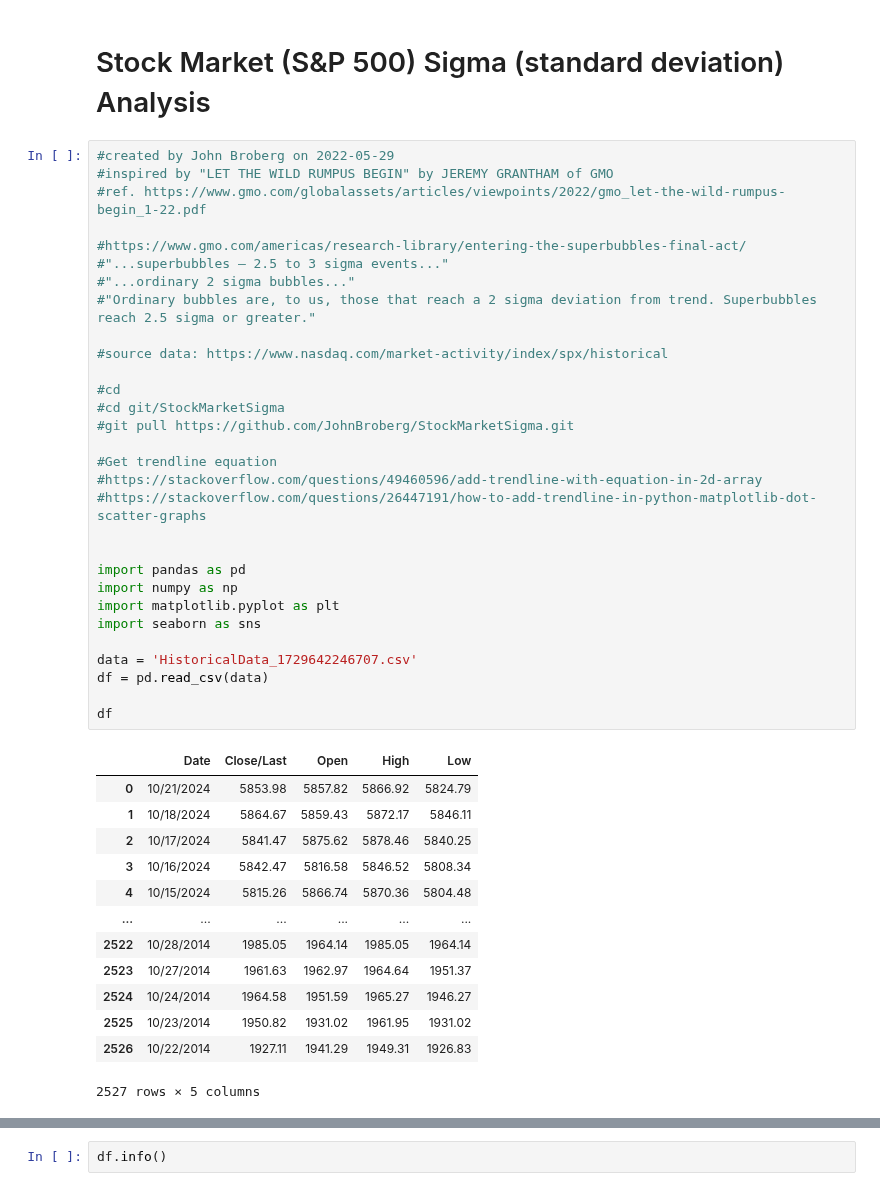
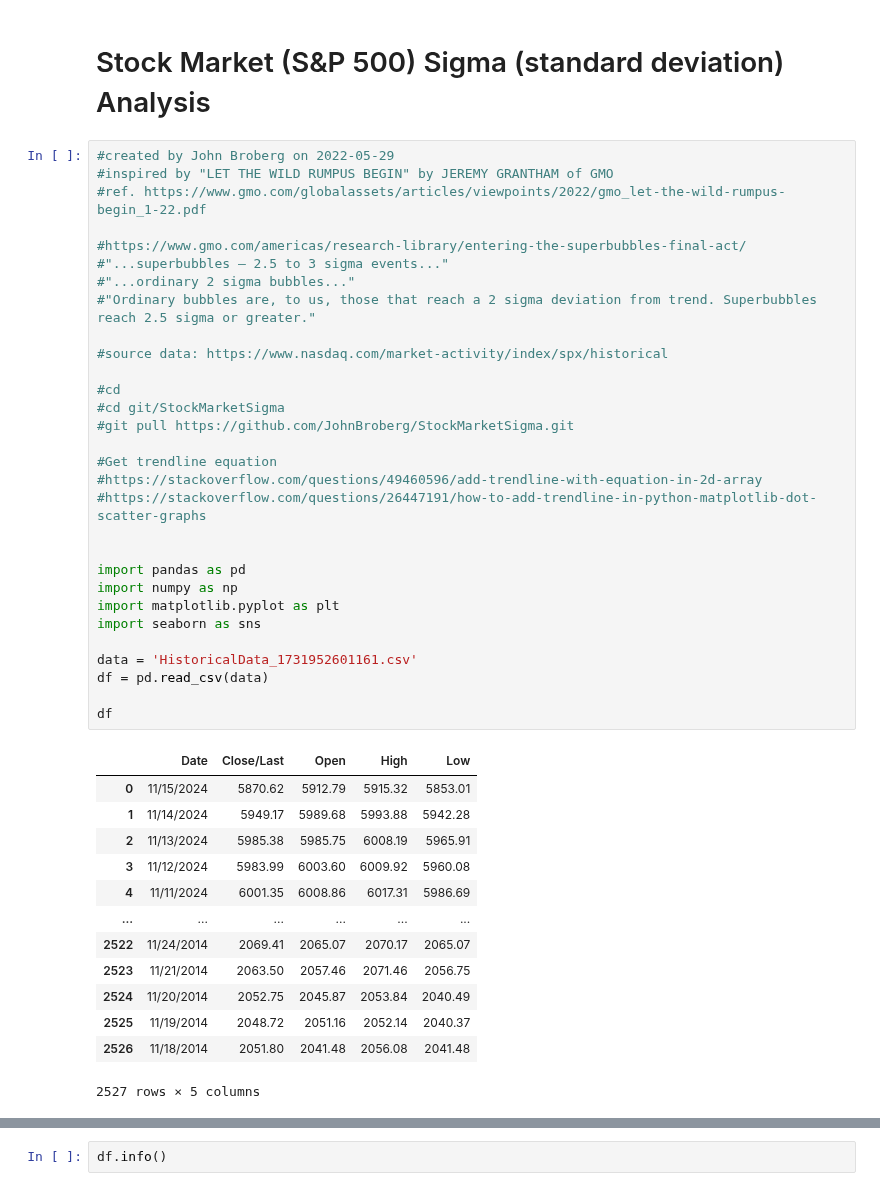
Before and after one commit to JohnBroberg/StockMarketSigma, a Jupyter notebook: StockMarketSigma.ipynb, the cells around one changed output, grey strips where cells are left out. Cells and saved outputs as stored; diff of their text form.

```diff
--- a/StockMarketSigma.ipynb
+++ b/StockMarketSigma.ipynb
@@ -4,45 +4,45 @@
 #created by John Broberg on 2022-05-29
 #inspired by "LET THE WILD RUMPUS BEGIN" by JEREMY GRANTHAM of GMO
 #ref. https://www.gmo.com/globalassets/articles/viewpoints/2022/gmo_let-the-wild-rumpus-begin_1-22.pdf
 
 #https://www.gmo.com/americas/research-library/entering-the-superbubbles-final-act/
 #"...superbubbles – 2.5 to 3 sigma events..."
 #"...ordinary 2 sigma bubbles..."
 #"Ordinary bubbles are, to us, those that reach a 2 sigma deviation from trend. Superbubbles reach 2.5 sigma or greater."
 
 #source data: https://www.nasdaq.com/market-activity/index/spx/historical
 
 #cd
 #cd git/StockMarketSigma
 #git pull https://github.com/JohnBroberg/StockMarketSigma.git
 
 #Get trendline equation
 #https://stackoverflow.com/questions/49460596/add-trendline-with-equation-in-2d-array
 #https://stackoverflow.com/questions/26447191/how-to-add-trendline-in-python-matplotlib-dot-scatter-graphs
 
 
 import pandas as pd
 import numpy as np
 import matplotlib.pyplot as plt
 import seaborn as sns
 
-data = 'HistoricalData_1729642246707.csv'
+data = 'HistoricalData_1731952601161.csv'
 df = pd.read_csv(data)
 
 df
 # %% [output]
 |  | Date | Close/Last | Open | High | Low |
-| 0 | 10/21/2024 | 5853.98 | 5857.82 | 5866.92 | 5824.79 |
-| 1 | 10/18/2024 | 5864.67 | 5859.43 | 5872.17 | 5846.11 |
-| 2 | 10/17/2024 | 5841.47 | 5875.62 | 5878.46 | 5840.25 |
-| 3 | 10/16/2024 | 5842.47 | 5816.58 | 5846.52 | 5808.34 |
-| 4 | 10/15/2024 | 5815.26 | 5866.74 | 5870.36 | 5804.48 |
+| 0 | 11/15/2024 | 5870.62 | 5912.79 | 5915.32 | 5853.01 |
+| 1 | 11/14/2024 | 5949.17 | 5989.68 | 5993.88 | 5942.28 |
+| 2 | 11/13/2024 | 5985.38 | 5985.75 | 6008.19 | 5965.91 |
+| 3 | 11/12/2024 | 5983.99 | 6003.60 | 6009.92 | 5960.08 |
+| 4 | 11/11/2024 | 6001.35 | 6008.86 | 6017.31 | 5986.69 |
 | ... | ... | ... | ... | ... | ... |
-| 2522 | 10/28/2014 | 1985.05 | 1964.14 | 1985.05 | 1964.14 |
-| 2523 | 10/27/2014 | 1961.63 | 1962.97 | 1964.64 | 1951.37 |
-| 2524 | 10/24/2014 | 1964.58 | 1951.59 | 1965.27 | 1946.27 |
-| 2525 | 10/23/2014 | 1950.82 | 1931.02 | 1961.95 | 1931.02 |
-| 2526 | 10/22/2014 | 1927.11 | 1941.29 | 1949.31 | 1926.83 |
+| 2522 | 11/24/2014 | 2069.41 | 2065.07 | 2070.17 | 2065.07 |
+| 2523 | 11/21/2014 | 2063.50 | 2057.46 | 2071.46 | 2056.75 |
+| 2524 | 11/20/2014 | 2052.75 | 2045.87 | 2053.84 | 2040.49 |
+| 2525 | 11/19/2014 | 2048.72 | 2051.16 | 2052.14 | 2040.37 |
+| 2526 | 11/18/2014 | 2051.80 | 2041.48 | 2056.08 | 2041.48 |
 2527 rows × 5 columns
 # %%
 df.describe()
```
Also changed, not shown: parts of 12 cells of this notebook, 2 other files.
